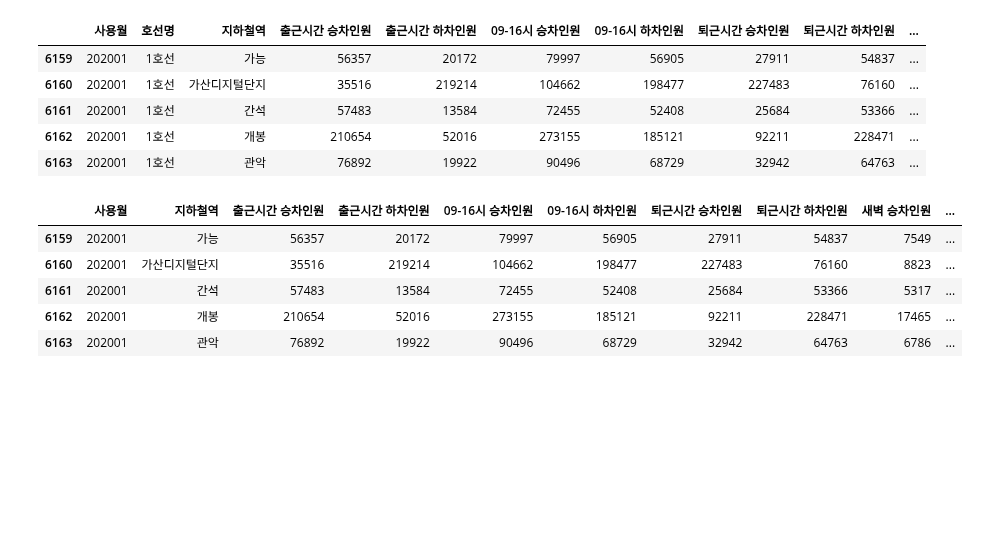
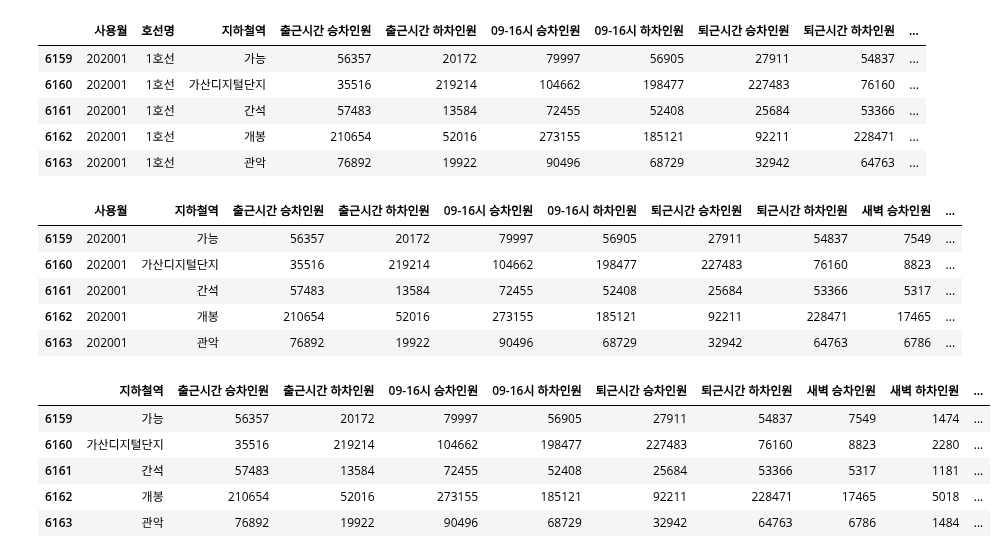
Before and after one commit to Mayhem-XD/Project_p1, a Jupyter notebook: test_code/data/2020/test_code/Top_Bottom_10.ipynb, the cells around one changed output. Saved outputs shown, nothing was run; the diff lists cells and outputs as text; code cells hidden in the pictures; blank space fills up the shorter version.

```diff
--- a/test_code/data/2020/test_code/Top_Bottom_10.ipynb
+++ b/test_code/data/2020/test_code/Top_Bottom_10.ipynb
@@ -13,8 +13,8 @@ df.head()
 # %% [markdown]
 ##### 2020년 1월 출근시간 승차인원 Bottom 10
 # %%
-df = df[df['사용월']==202001]
-df.head()
+df1 = df[df['사용월']==202001].copy()
+df1.head()
 # %% [output]
 |  | 사용월 | 호선명 | 지하철역 | 출근시간 승차인원 | 출근시간 하차인원 | 09-16시 승차인원 | 09-16시 하차인원 | 퇴근시간 승차인원 | 퇴근시간 하차인원 | ... |
 | 6159 | 202001 | 1호선 | 가능 | 56357 | 20172 | 79997 | 56905 | 27911 | 54837 | ... |
@@ -23,8 +23,8 @@ df.head()
 | 6162 | 202001 | 1호선 | 개봉 | 210654 | 52016 | 273155 | 185121 | 92211 | 228471 | ... |
 | 6163 | 202001 | 1호선 | 관악 | 76892 | 19922 | 90496 | 68729 | 32942 | 64763 | ... |
 # %%
-df.drop(columns=['호선명'], inplace=True)
-df.head()
+df1.drop(columns=['호선명'], inplace=True)
+df1.head()
 # %% [output]
 |  | 사용월 | 지하철역 | 출근시간 승차인원 | 출근시간 하차인원 | 09-16시 승차인원 | 09-16시 하차인원 | 퇴근시간 승차인원 | 퇴근시간 하차인원 | 새벽 승차인원 | ... |
 | 6159 | 202001 | 가능 | 56357 | 20172 | 79997 | 56905 | 27911 | 54837 | 7549 | ... |
@@ -32,3 +32,13 @@ df.head()
 | 6161 | 202001 | 간석 | 57483 | 13584 | 72455 | 52408 | 25684 | 53366 | 5317 | ... |
 | 6162 | 202001 | 개봉 | 210654 | 52016 | 273155 | 185121 | 92211 | 228471 | 17465 | ... |
 | 6163 | 202001 | 관악 | 76892 | 19922 | 90496 | 68729 | 32942 | 64763 | 6786 | ... |
+# %%
+df1.drop(columns=['사용월'], inplace=True)
+df1.head()
+# %% [output]
+|  | 지하철역 | 출근시간 승차인원 | 출근시간 하차인원 | 09-16시 승차인원 | 09-16시 하차인원 | 퇴근시간 승차인원 | 퇴근시간 하차인원 | 새벽 승차인원 | 새벽 하차인원 | ... |
+| 6159 | 가능 | 56357 | 20172 | 79997 | 56905 | 27911 | 54837 | 7549 | 1474 | ... |
+| 6160 | 가산디지털단지 | 35516 | 219214 | 104662 | 198477 | 227483 | 76160 | 8823 | 2280 | ... |
+| 6161 | 간석 | 57483 | 13584 | 72455 | 52408 | 25684 | 53366 | 5317 | 1181 | ... |
+| 6162 | 개봉 | 210654 | 52016 | 273155 | 185121 | 92211 | 228471 | 17465 | 5018 | ... |
+| 6163 | 관악 | 76892 | 19922 | 90496 | 68729 | 32942 | 64763 | 6786 | 1484 | ... |
```
Also changed, not shown: parts of 6 cells of this notebook, 28 other files.
